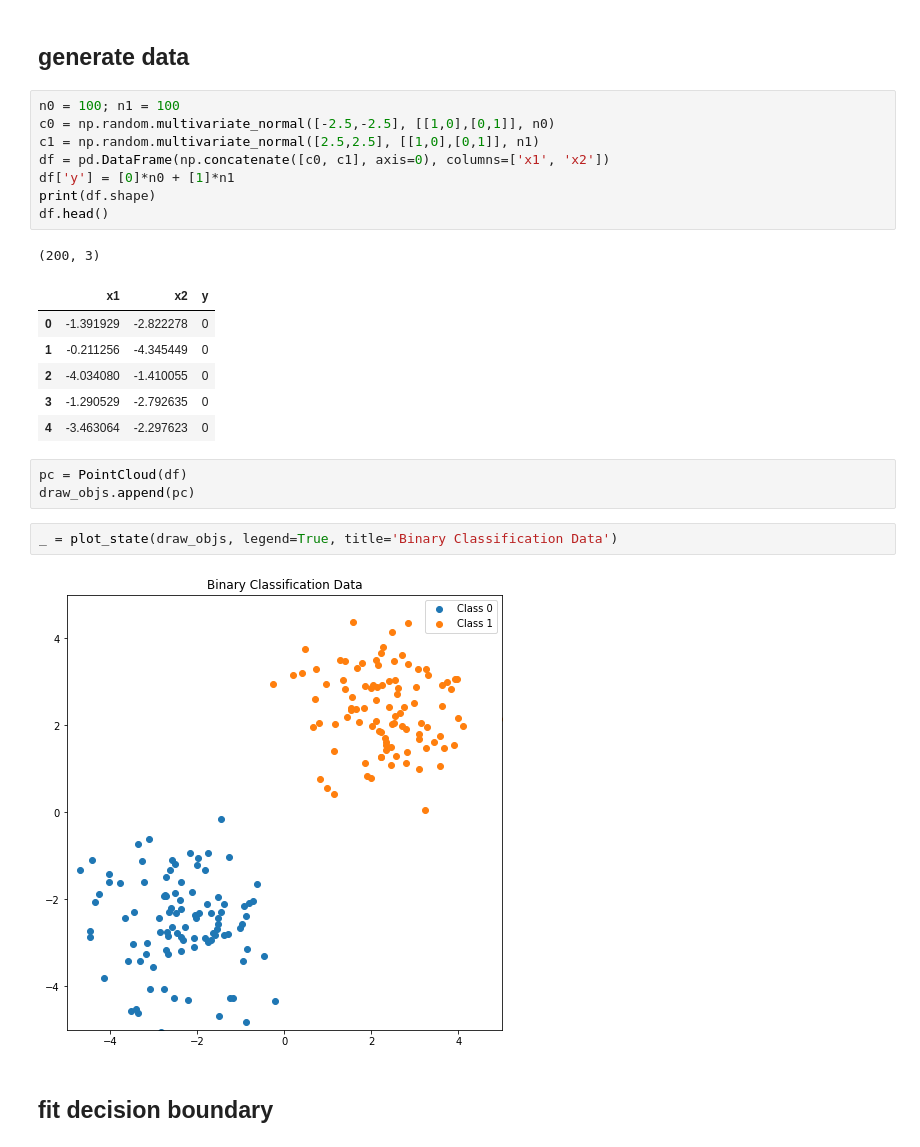
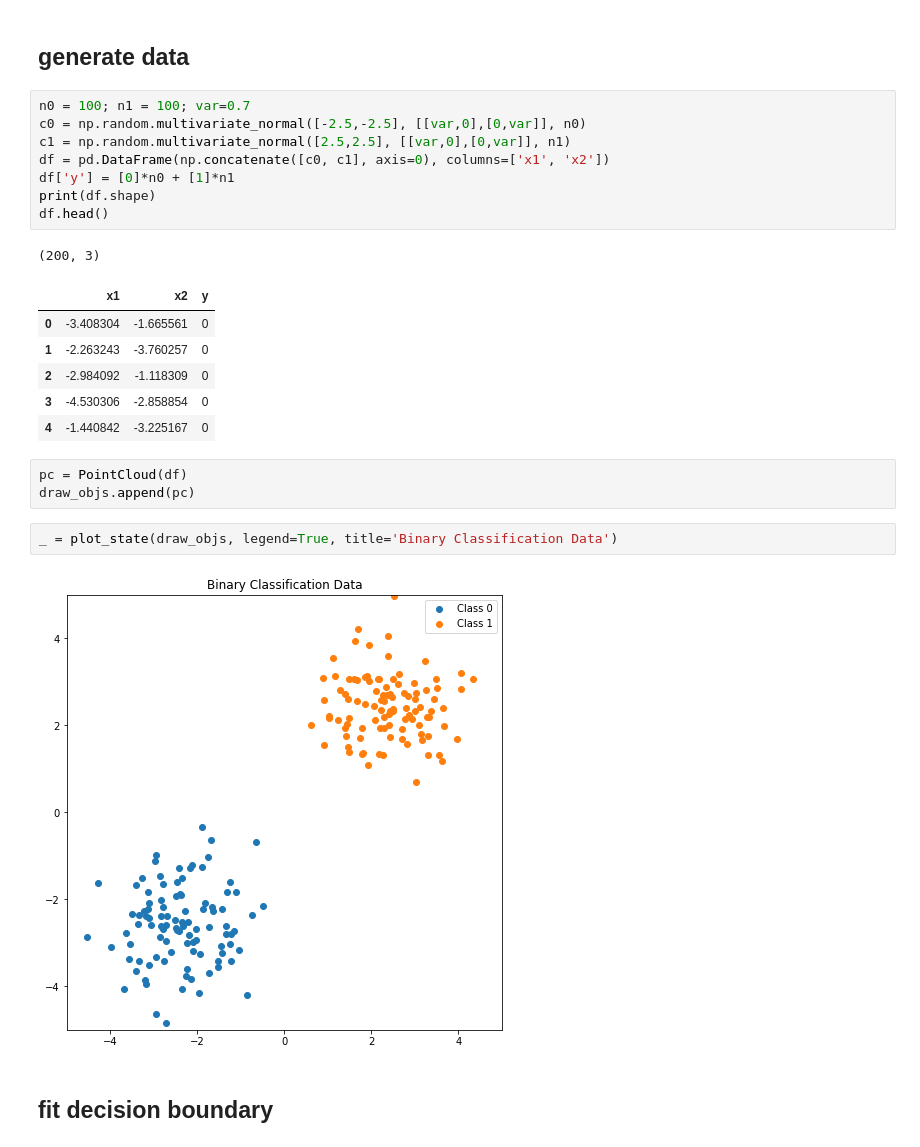
Before and after one commit to alineberry/alcore, a Jupyter notebook: notebooks/logistic-regression-deep-dive.ipynb, the cells around one changed output. Cells and saved outputs as stored; diff of their text form.

```diff
--- a/notebooks/logistic-regression-deep-dive.ipynb
+++ b/notebooks/logistic-regression-deep-dive.ipynb
@@ -100,28 +100,28 @@ draw_objs = []
 # %% [markdown]
 ## generate data
 # %%
-n0 = 100; n1 = 100
-c0 = np.random.multivariate_normal([-2.5,-2.5], [[1,0],[0,1]], n0)
-c1 = np.random.multivariate_normal([2.5,2.5], [[1,0],[0,1]], n1)
+n0 = 100; n1 = 100; var=0.7
+c0 = np.random.multivariate_normal([-2.5,-2.5], [[var,0],[0,var]], n0)
+c1 = np.random.multivariate_normal([2.5,2.5], [[var,0],[0,var]], n1)
 df = pd.DataFrame(np.concatenate([c0, c1], axis=0), columns=['x1', 'x2'])
 df['y'] = [0]*n0 + [1]*n1
 print(df.shape)
 df.head()
 # %% [output]
 (200, 3)
 |  | x1 | x2 | y |
-| 0 | -1.391929 | -2.822278 | 0 |
-| 1 | -0.211256 | -4.345449 | 0 |
-| 2 | -4.034080 | -1.410055 | 0 |
-| 3 | -1.290529 | -2.792635 | 0 |
-| 4 | -3.463064 | -2.297623 | 0 |
+| 0 | -3.408304 | -1.665561 | 0 |
+| 1 | -2.263243 | -3.760257 | 0 |
+| 2 | -2.984092 | -1.118309 | 0 |
+| 3 | -4.530306 | -2.858854 | 0 |
+| 4 | -1.440842 | -3.225167 | 0 |
 # %%
 pc = PointCloud(df)
 draw_objs.append(pc)
 # %%
 _ = plot_state(draw_objs, legend=True, title='Binary Classification Data')
 # %% [output]
-[figure, old version]
+[figure, new version]
 # %% [markdown]
 ## fit decision boundary
 # %%
```
Also changed, not shown: parts of 7 cells of this notebook.
